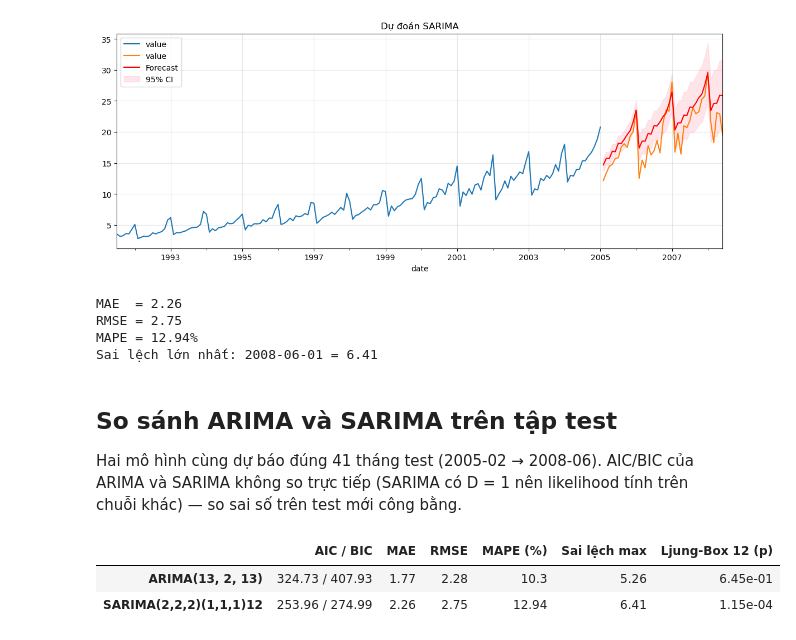
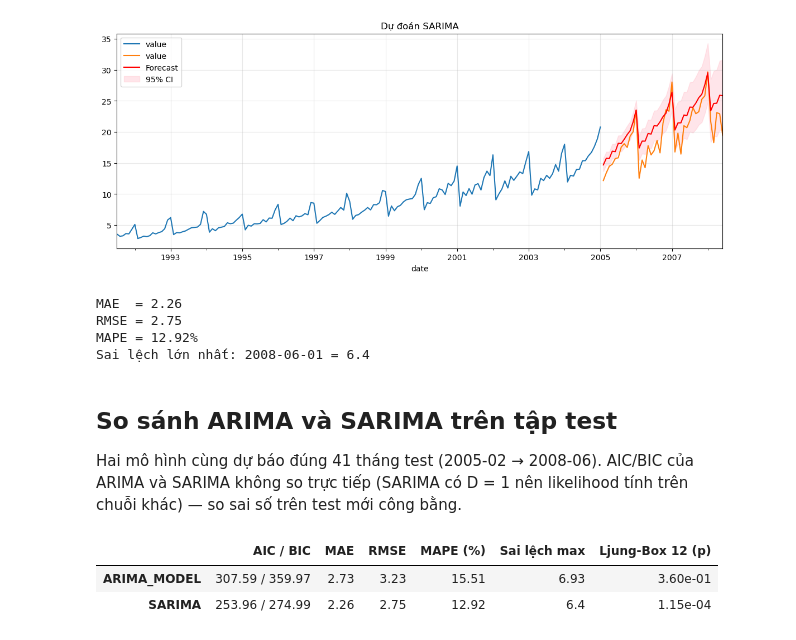
Before and after one commit to HoraCompany-VN/Times-Series-Gr3, a Jupyter notebook: Lab2/BT_Normal/src/Lab2_Normal.ipynb, the cells around one changed output. Saved outputs shown, nothing was run; the diff lists cells and outputs as text; code cells hidden in the pictures.

```diff
--- a/Lab2/BT_Normal/src/Lab2_Normal.ipynb
+++ b/Lab2/BT_Normal/src/Lab2_Normal.ipynb
@@ -426,3 +452,11 @@ Chọn: ARIMA(13, 2, 13) (AIC 324.73 | BIC 407.93)
+# %%
+p = 11
+q = 5
+d = 2
+# %%
+model = ARIMA(train_data, order=(p, d, q))
+# %%
+best_fit = model.fit()
 # %% [markdown]
 ### Chẩn đoán phần dư (residuals)
 # %%
@@ -529,8 +560,8 @@ print("Sai lệch lớn nhất:", err_s.abs().idxmax().date(), "=", round(err_s.
 # %% [output]
 MAE  = 2.26
 RMSE = 2.75
-MAPE = 12.94%
-Sai lệch lớn nhất: 2008-06-01 = 6.41
+MAPE = 12.92%
+Sai lệch lớn nhất: 2008-06-01 = 6.4
 # %% [markdown]
 ## So sánh ARIMA và SARIMA trên tập test
 
@@ -538,28 +569,28 @@ Hai mô hình cùng dự báo đúng 41 tháng test (2005-02 → 2008-06). AIC/B
 # %%
 # Bảng tổng hợp: mọi chỉ số lấy trực tiếp từ các cell trên
 lb_arima  = acorr_ljungbox(best_fit.resid.dropna(),   lags=[12], return_df=True).lb_pvalue.iloc[0]
 lb_sarima = acorr_ljungbox(sarima_fit.resid.dropna(), lags=[12], return_df=True).lb_pvalue.iloc[0]
 
 so_sanh = pd.DataFrame({
-    best_name: {
+    "ARIMA_MODEL": {
         "AIC / BIC": f"{best_fit.aic:.2f} / {best_fit.bic:.2f}",
         "MAE": round(mae, 2),
         "RMSE": round(rmse, 2),
         "MAPE (%)": round(mape, 2),
         "Sai lệch max": round(err.abs().max(), 2),
         "Ljung-Box 12 (p)": f"{lb_arima:.2e}",
     },
-    "SARIMA(2,2,2)(1,1,1)12": {
+    "SARIMA": {
         "AIC / BIC": f"{sarima_fit.aic:.2f} / {sarima_fit.bic:.2f}",
         "MAE": round(mae_s, 2),
         "RMSE": round(rmse_s, 2),
         "MAPE (%)": round(mape_s, 2),
         "Sai lệch max": round(err_s.abs().max(), 2),
         "Ljung-Box 12 (p)": f"{lb_sarima:.2e}",
     },
 }).T
 so_sanh
 # %% [output]
 |  | AIC / BIC | MAE | RMSE | MAPE (%) | Sai lệch max | Ljung-Box 12 (p) |
-| ARIMA(13, 2, 13) | 324.73 / 407.93 | 1.77 | 2.28 | 10.3 | 5.26 | 6.45e-01 |
-| SARIMA(2,2,2)(1,1,1)12 | 253.96 / 274.99 | 2.26 | 2.75 | 12.94 | 6.41 | 1.15e-04 |
+| ARIMA_MODEL | 307.59 / 359.97 | 2.73 | 3.23 | 15.51 | 6.93 | 3.60e-01 |
+| SARIMA | 253.96 / 274.99 | 2.26 | 2.75 | 12.92 | 6.4 | 1.15e-04 |
```
Also changed, not shown: parts of 12 cells of this notebook.
